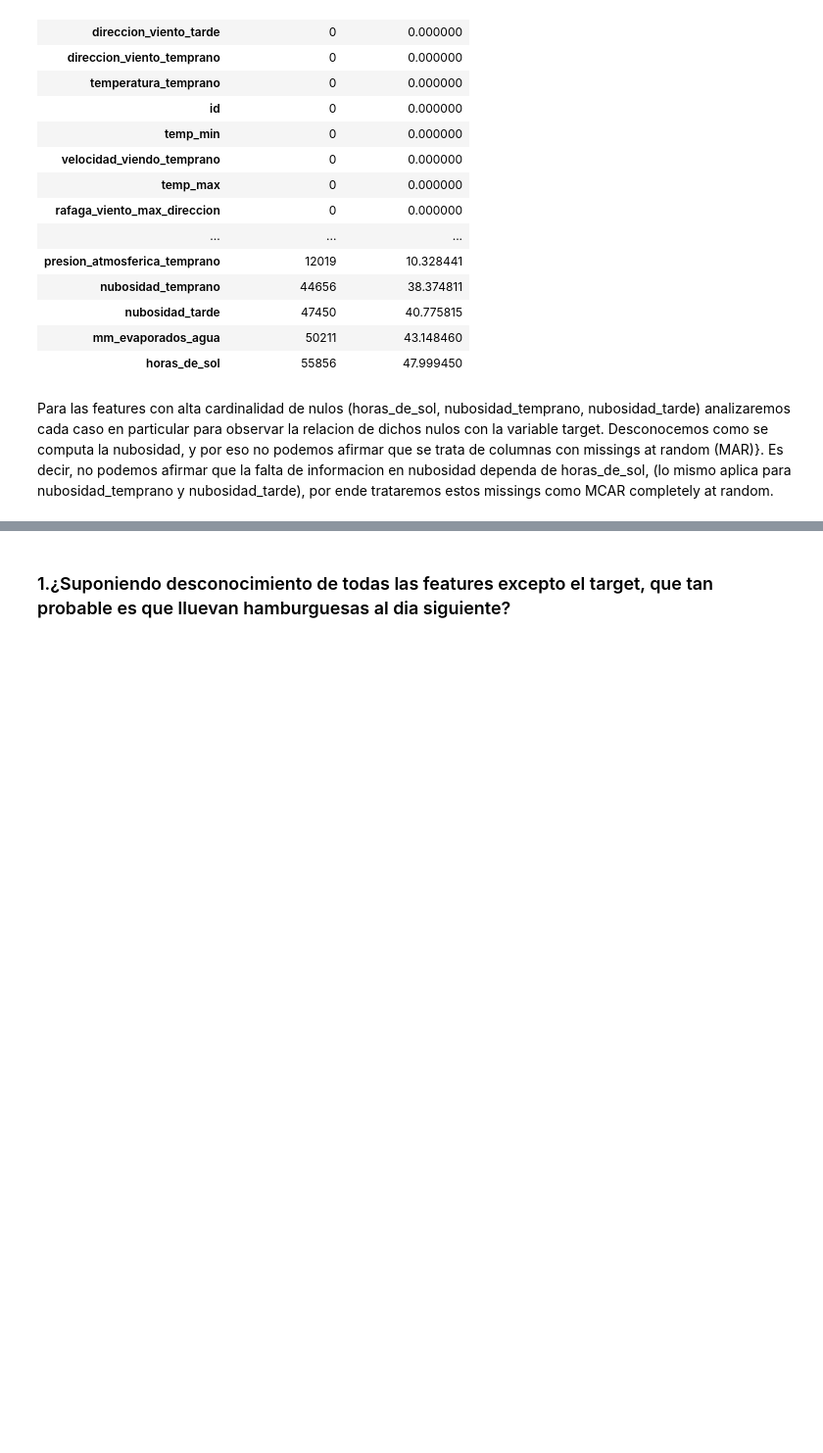
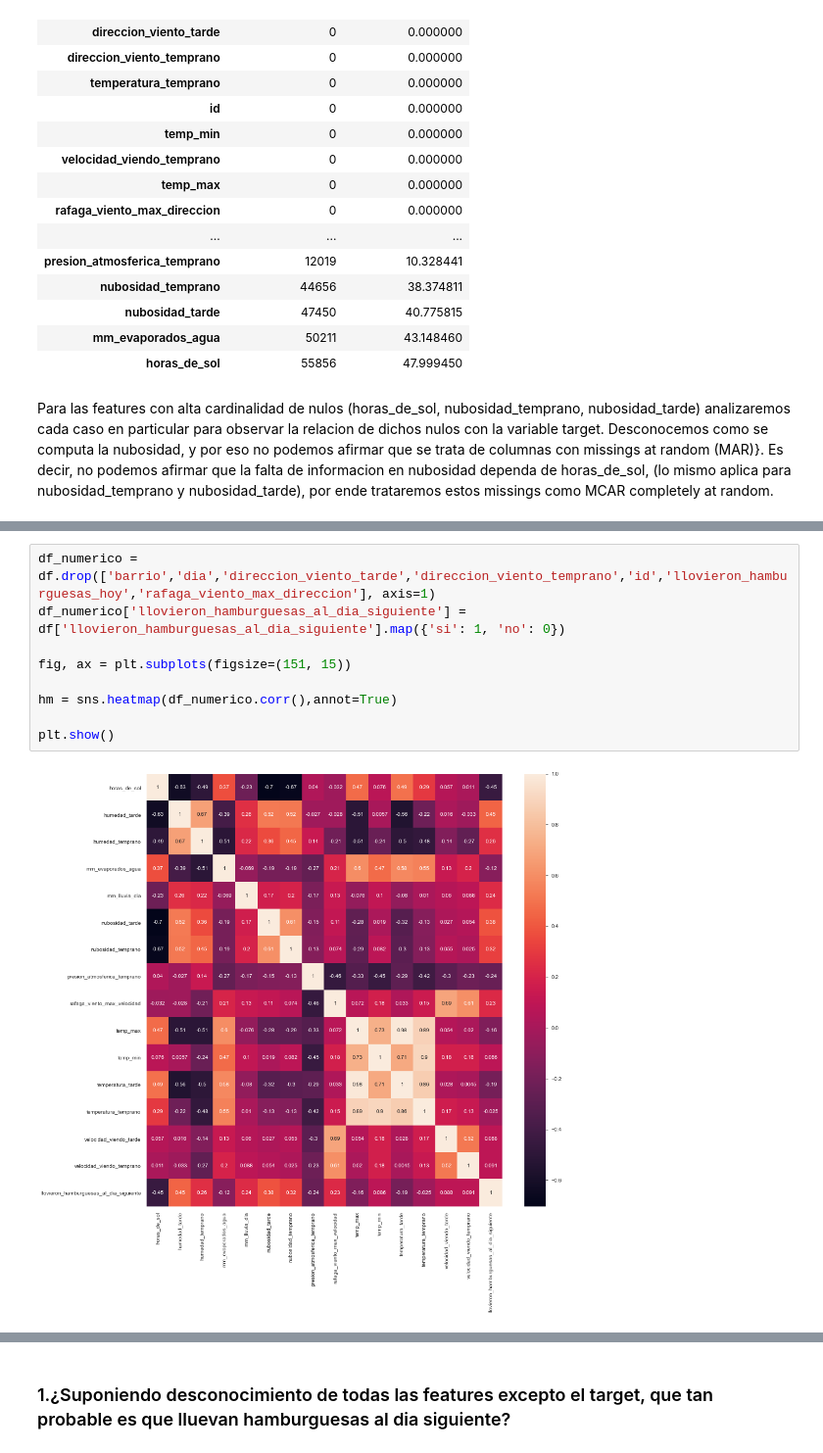
Before and after one commit to juan-roussilian/7506-Organizacion-de-Datos, a Jupyter notebook: tp1_pt1.ipynb, the cells around one changed output, grey strips where cells are left out. Shown at 98% size. Saved outputs shown, nothing was run; the diff lists cells and outputs as text; blank space fills up the shorter version.

Commit message:
Agrego heatmap de correlaciones entre todas las variables numericas

```diff
--- a/tp1_pt1.ipynb
+++ b/tp1_pt1.ipynb
@@ -239 +242,12 @@ Desconocemos como se computa la nubosidad, y por eso no podemos afirmar que se t
+# %%
+df_numerico = df.drop(['barrio','dia','direccion_viento_tarde','direccion_viento_temprano','id','llovieron_hamburguesas_hoy','rafaga_viento_max_direccion'], axis=1)
+df_numerico['llovieron_hamburguesas_al_dia_siguiente'] = df['llovieron_hamburguesas_al_dia_siguiente'].map({'si': 1, 'no': 0})
+
+fig, ax = plt.subplots(figsize=(151, 15))
+
+hm = sns.heatmap(df_numerico.corr(),annot=True)
+
+plt.show()
+# %% [output]
+[figure, added]
 # %% [markdown]
```
Also changed, not shown: parts of 5 cells of this notebook.
